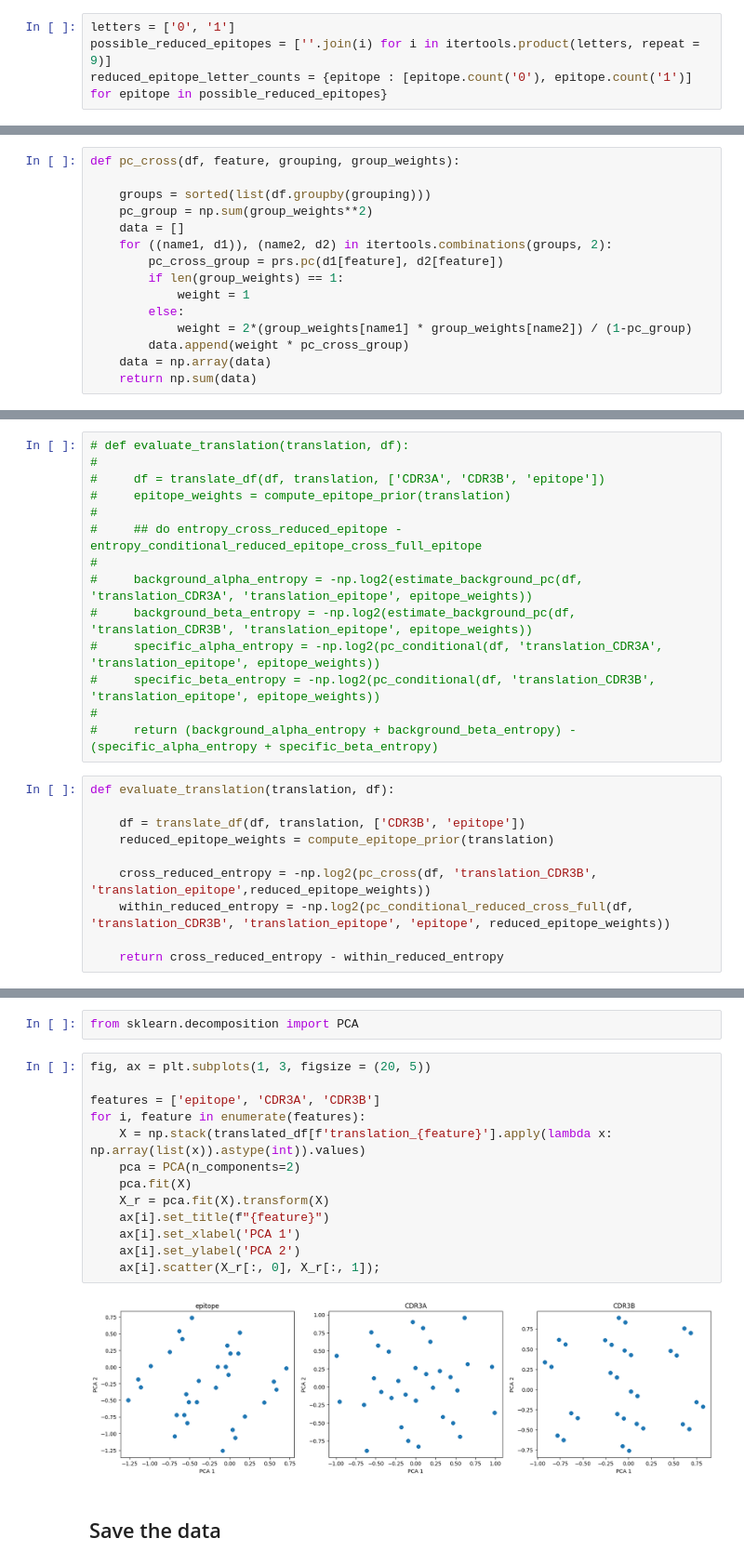
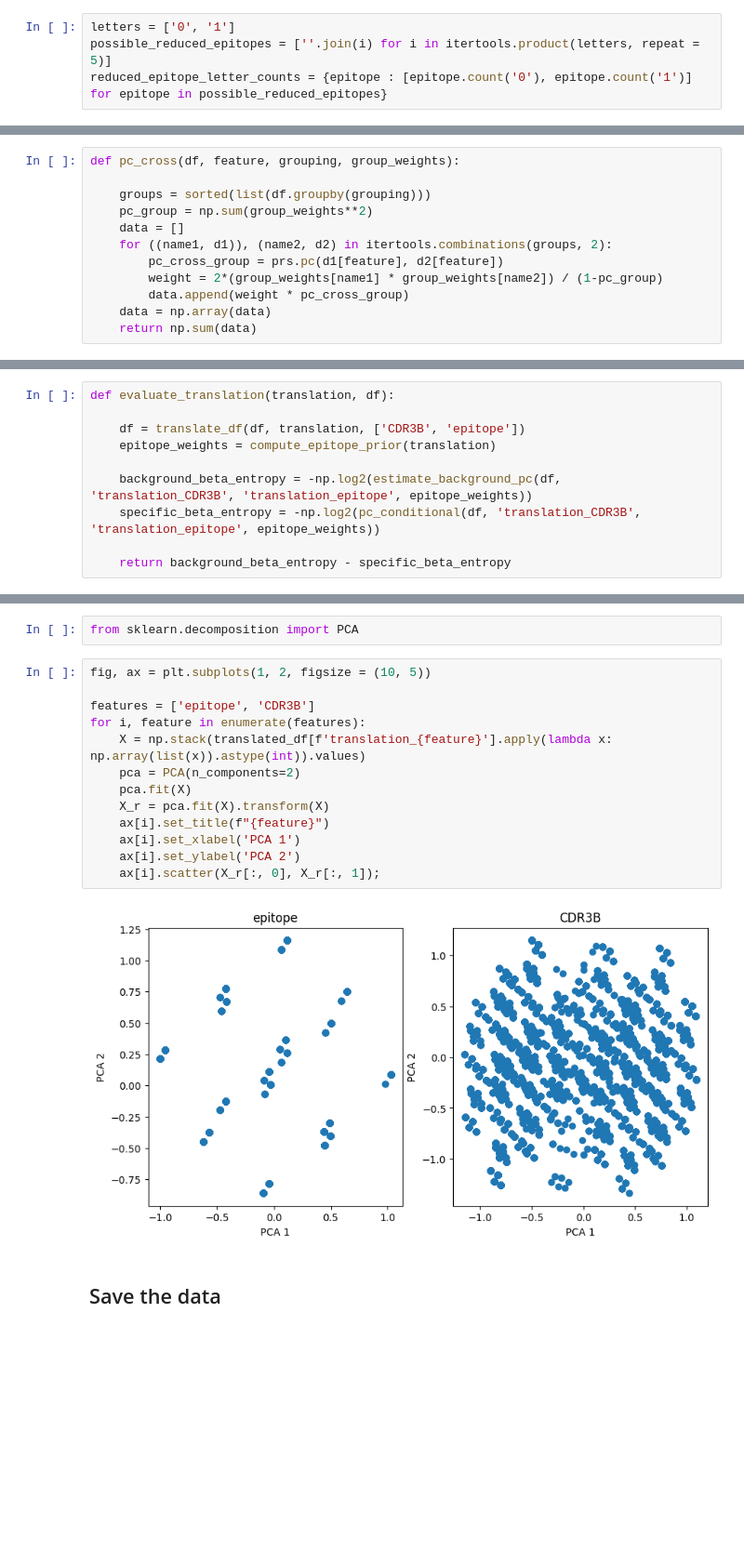
Before and after one commit to jhenderson0/cruk_datathon_team_6, a Jupyter notebook: notebooks/reduced_alphabet.ipynb, the cells around one changed output, grey strips where cells are left out. Shown: that part at 93% size. Drawn from its saved outputs; the diff is of its cells as text; blank space fills up the shorter version.

Commit message:
use length ten tcrs and five epitopes

```diff
--- a/notebooks/reduced_alphabet.ipynb
+++ b/notebooks/reduced_alphabet.ipynb
@@ -20,7 +22,7 @@ aminoacids = 'ACDEFGHIKLMNPQRSTVWY'
 ## Construct all possible reduced epitopes
 # %%
 letters = ['0', '1']
-possible_reduced_epitopes = [''.join(i) for i in itertools.product(letters, repeat = 9)]
+possible_reduced_epitopes = [''.join(i) for i in itertools.product(letters, repeat = 5)]
 reduced_epitope_letter_counts = {epitope : [epitope.count('0'), epitope.count('1')] for epitope in possible_reduced_epitopes}
 # %% [markdown]
 ## Translation evaluation
@@ -58,10 +60,7 @@ def pc_cross(df, feature, grouping, group_weights):
     data = []
     for ((name1, d1)), (name2, d2) in itertools.combinations(groups, 2):
         pc_cross_group = prs.pc(d1[feature], d2[feature])
-        if len(group_weights) == 1:
-            weight = 1
-        else:
-            weight = 2*(group_weights[name1] * group_weights[name2]) / (1-pc_group)
+        weight = 2*(group_weights[name1] * group_weights[name2]) / (1-pc_group)
         data.append(weight * pc_cross_group)
     data = np.array(data)
     return np.sum(data)
@@ -84,27 +75,13 @@ def pc_conditional_reduced_cross_full(df, feature, reduced_grouping, full_groupi
 # %%
-# def evaluate_translation(translation, df):
-#
-#     df = translate_df(df, translation, ['CDR3A', 'CDR3B', 'epitope'])
-#     epitope_weights = compute_epitope_prior(translation)
-#
-#     ## do entropy_cross_reduced_epitope - entropy_conditional_reduced_epitope_cross_full_epitope
-#
-#     background_alpha_entropy = -np.log2(estimate_background_pc(df, 'translation_CDR3A', 'translation_epitope', epitope_weights))
-#     background_beta_entropy = -np.log2(estimate_background_pc(df, 'translation_CDR3B', 'translation_epitope', epitope_weights))
-#     specific_alpha_entropy = -np.log2(pc_conditional(df, 'translation_CDR3A', 'translation_epitope', epitope_weights))
-#     specific_beta_entropy = -np.log2(pc_conditional(df, 'translation_CDR3B', 'translation_epitope', epitope_weights))
-#
-#     return (background_alpha_entropy + background_beta_entropy) - (specific_alpha_entropy + specific_beta_entropy)
+def evaluate_translation(translation, df):
+
+    df = translate_df(df, translation, ['CDR3B', 'epitope'])
+    epitope_weights = compute_epitope_prior(translation)
+
+    background_beta_entropy = -np.log2(estimate_background_pc(df, 'translation_CDR3B', 'translation_epitope', epitope_weights))
+    specific_beta_entropy = -np.log2(pc_conditional(df, 'translation_CDR3B', 'translation_epitope', epitope_weights))
+
+    return background_beta_entropy - specific_beta_entropy
-# %%
-def evaluate_translation(translation, df):
-
-    df = translate_df(df, translation, ['CDR3B', 'epitope'])
-    reduced_epitope_weights = compute_epitope_prior(translation)
-
-    cross_reduced_entropy = -np.log2(pc_cross(df, 'translation_CDR3B', 'translation_epitope',reduced_epitope_weights))
-    within_reduced_entropy = -np.log2(pc_conditional_reduced_cross_full(df, 'translation_CDR3B', 'translation_epitope', 'epitope', reduced_epitope_weights))
-
-    return cross_reduced_entropy - within_reduced_entropy
 # %%
 def make_translation_from_list(aa_to_be_one):
 
@@ -286,20 +193,20 @@ ax.bar(unique_betas, counts_betas);
 # %%
 from sklearn.decomposition import PCA
 # %%
-fig, ax = plt.subplots(1, 3, figsize = (20, 5))
+fig, ax = plt.subplots(1, 2, figsize = (10, 5))
 
-features = ['epitope', 'CDR3A', 'CDR3B']
+features = ['epitope', 'CDR3B']
 for i, feature in enumerate(features):
     X = np.stack(translated_df[f'translation_{feature}'].apply(lambda x: np.array(list(x)).astype(int)).values)
     pca = PCA(n_components=2)
     pca.fit(X)
     X_r = pca.fit(X).transform(X)
     ax[i].set_title(f"{feature}")
     ax[i].set_xlabel('PCA 1')
     ax[i].set_ylabel('PCA 2')
     ax[i].scatter(X_r[:, 0], X_r[:, 1]);
 # %% [output]
-[figure, old version]
+[figure, new version]
 # %% [markdown]
 ## Save the data
 # %%
```
Also changed, not shown: parts of 22 cells of this notebook.
